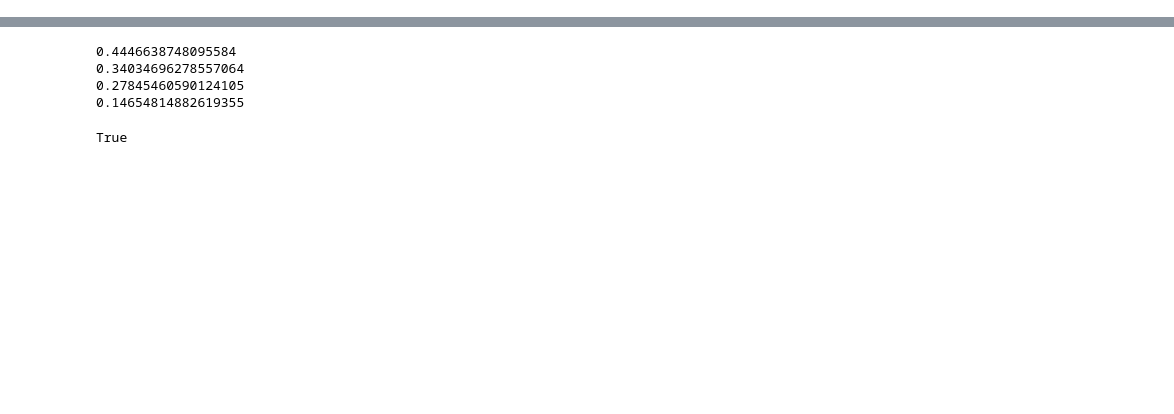
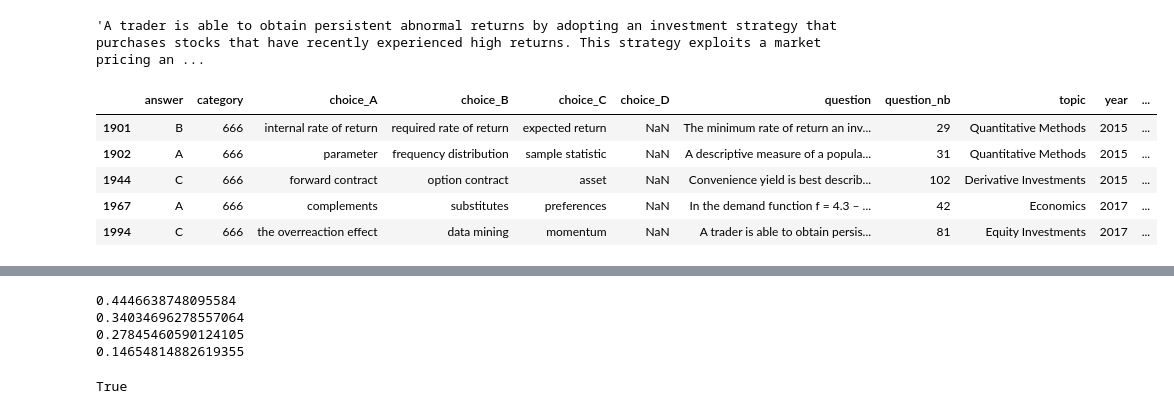
Before and after one commit to CfaBotTeam/CfaBot, a Jupyter notebook: Playground/Classify_Questions.ipynb, the cells around one changed output, grey strips where cells are left out. Drawn from its saved outputs; the diff is of its cells as text; code cells hidden in the pictures; blank space fills up the shorter version.

```diff
--- a/Playground/Classify_Questions.ipynb
+++ b/Playground/Classify_Questions.ipynb
@@ -107,0 +232,15 @@ all_df.head()
+# %%
+all_df.loc[1994, 'question']
+# %% [output]
+'A trader is able to obtain persistent abnormal returns by adopting an investment strategy that purchases stocks that have recently experienced high returns. This strategy exploits a market pricing an ...
+# %%
+filters = all_df['predicted_category'] == QuestionCategory.DEF_KEYWORD
+filters &= all_df['real_category'] == QuestionCategory.OTHER
+all_df[filters]
+# %% [output]
+|  | answer | category | choice_A | choice_B | choice_C | choice_D | question | question_nb | topic | year | ... |
+| 1901 | B | 666 | internal rate of return | required rate of return | expected return | NaN | The minimum rate of return an inv... | 29 | Quantitative Methods | 2015 | ... |
+| 1902 | A | 666 | parameter | frequency distribution | sample statistic | NaN | A descriptive measure of a popula... | 31 | Quantitative Methods | 2015 | ... |
+| 1944 | C | 666 | forward contract | option contract | asset | NaN | Convenience yield is best describ... | 102 | Derivative Investments | 2015 | ... |
+| 1967 | A | 666 | complements | substitutes | preferences | NaN | In the demand function f = 4.3 – ... | 42 | Economics | 2017 | ... |
+| 1994 | C | 666 | the overreaction effect | data mining | momentum | NaN | A trader is able to obtain persis... | 81 | Equity Investments | 2017 | ... |
```
Also changed, not shown: parts of 14 cells of this notebook, 16 other files.
